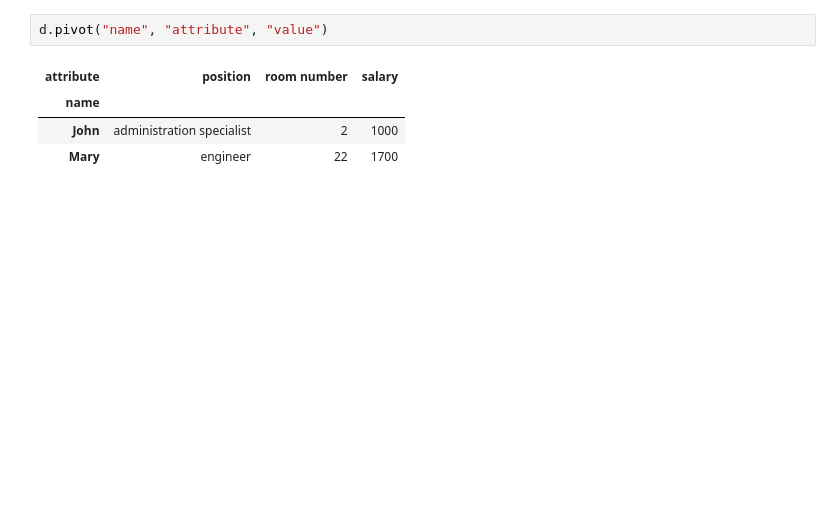
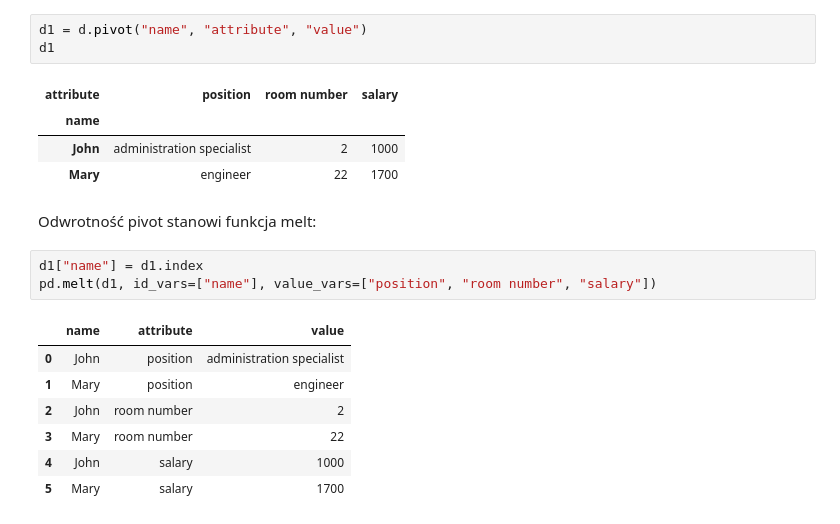
Before and after one commit to DELabUW/szkola-letnia-2015, a Jupyter notebook: zajecia/dzien2_concatenation_reshaping_grouping.ipynb, the cells around one changed output. Cells and saved outputs as stored; diff of their text form; blank space fills up the shorter version.

```diff
--- a/zajecia/dzien2_concatenation_reshaping_grouping.ipynb
+++ b/zajecia/dzien2_concatenation_reshaping_grouping.ipynb
@@ -313,9 +391,23 @@ Pytanie: jakie zalety może mieć taki format?
 
 Do szybkiego przekształcenia danych do formatu, w którym wartości przechowywane są w osobnych kolumnach, służy metoda pivot:
 # %%
-d.pivot("name", "attribute", "value")
+d1 = d.pivot("name", "attribute", "value")
+d1
 # %% [output]
 | attribute | position | room number | salary |
 | name |  |  |  |
 | John | administration specialist | 2 | 1000 |
 | Mary | engineer | 22 | 1700 |
+# %% [markdown]
+Odwrotność pivot stanowi funkcja melt:
+# %%
+d1["name"] = d1.index
+pd.melt(d1, id_vars=["name"], value_vars=["position", "room number", "salary"])
+# %% [output]
+|  | name | attribute | value |
+| 0 | John | position | administration specialist |
+| 1 | Mary | position | engineer |
+| 2 | John | room number | 2 |
+| 3 | Mary | room number | 22 |
+| 4 | John | salary | 1000 |
+| 5 | Mary | salary | 1700 |
```
Also changed, not shown: parts of 16 cells of this notebook, 1 other file.
